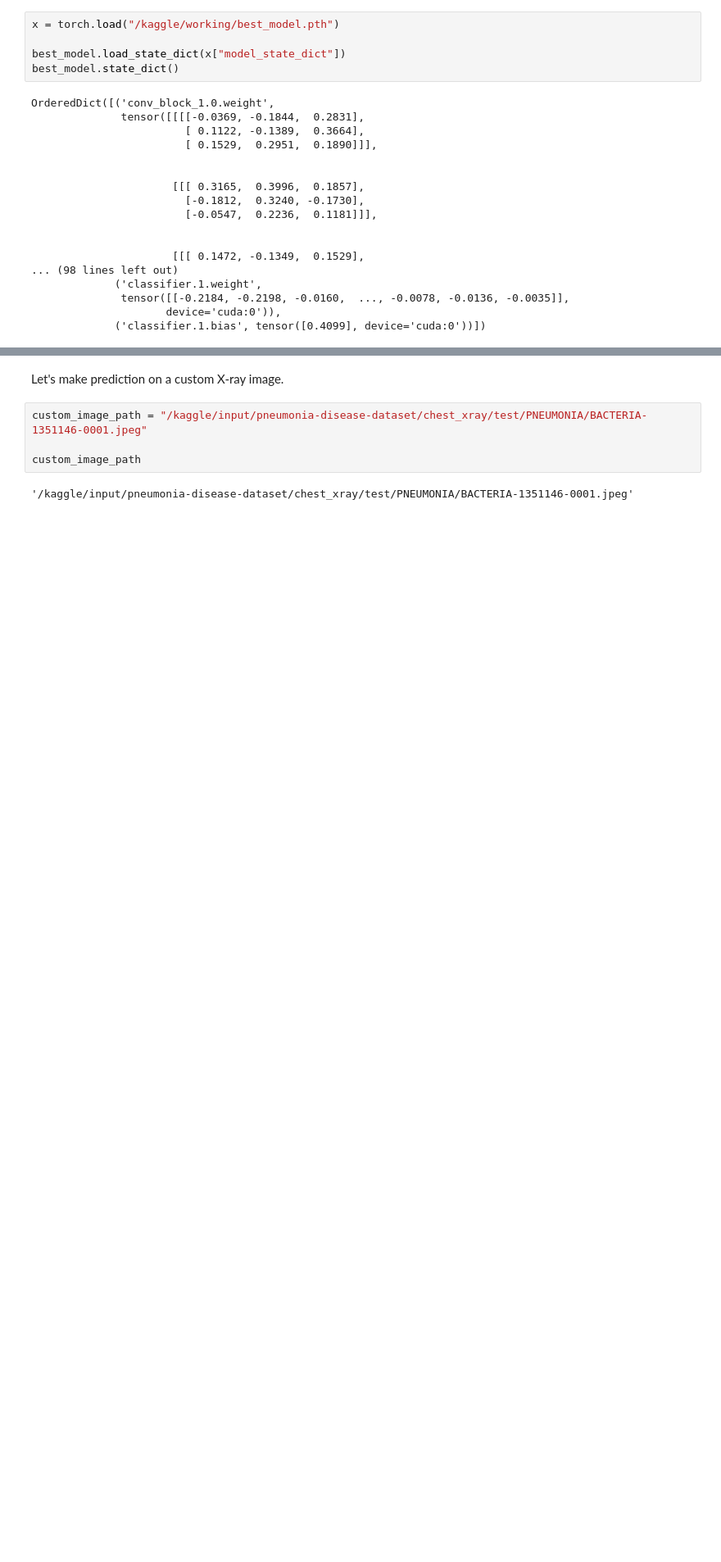
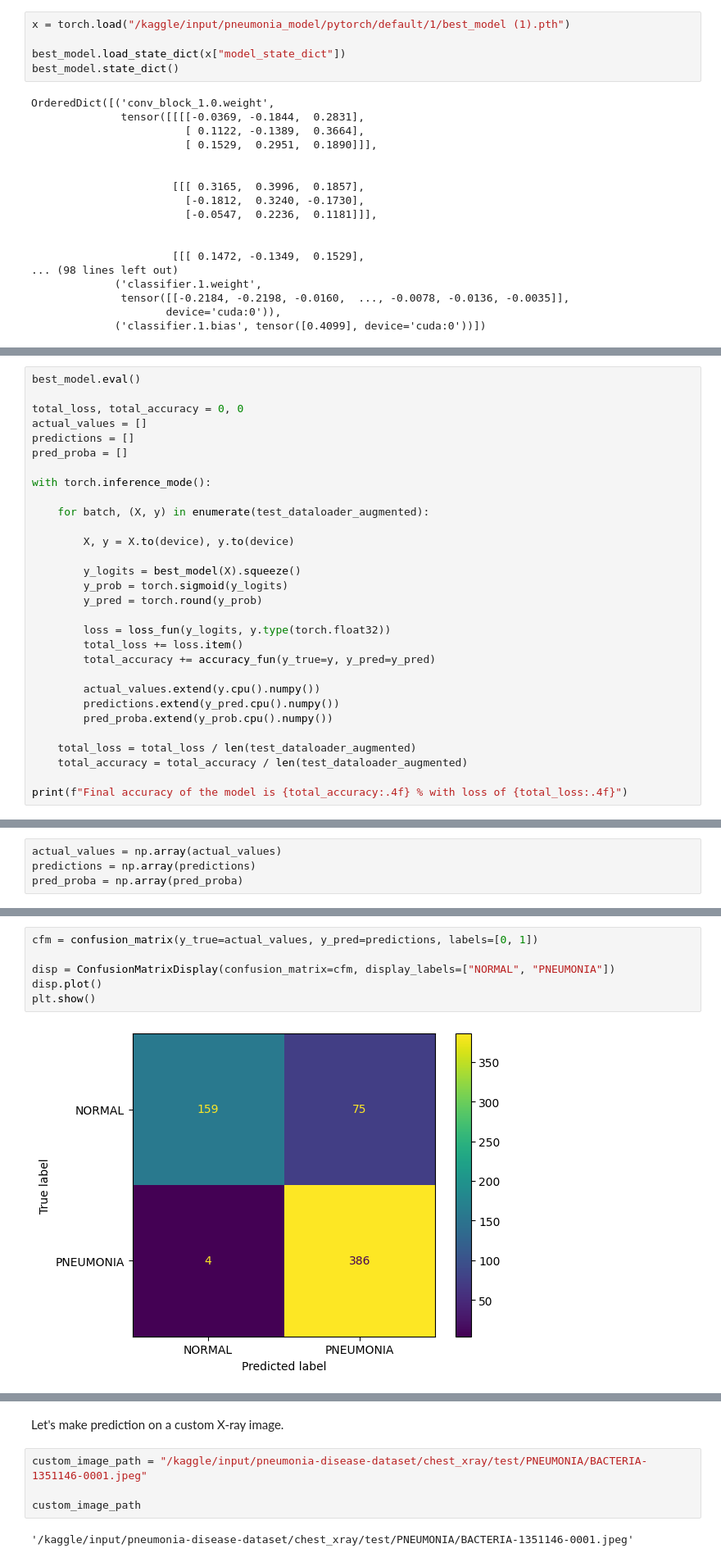
Before and after one commit to TapanKheni10/Pneumonia-Classification, a Jupyter notebook: research/pneumonia-classification.ipynb, the cells around one changed output, grey strips where cells are left out. Shown at 82% size. Drawn from its saved outputs; the diff is of its cells as text; blank space fills up the shorter version.

```diff
--- a/research/pneumonia-classification.ipynb
+++ b/research/pneumonia-classification.ipynb
@@ -2186,7 +2186,7 @@ Params size (MB): 1.05
 Estimated Total Size (MB): 35.65
 ==========================================================================================
 # %%
-x = torch.load("/kaggle/working/best_model.pth")
+x = torch.load("/kaggle/input/pneumonia_model/pytorch/default/1/best_model (1).pth")
 
 best_model.load_state_dict(x["model_state_dict"])
 best_model.state_dict()
@@ -2210,0 +2213,30 @@ OrderedDict([('conv_block_1.0.weight',
+# %%
+best_model.eval()
+
+total_loss, total_accuracy = 0, 0
+actual_values = []
+predictions = []
+pred_proba = []
+
+with torch.inference_mode():
+
+    for batch, (X, y) in enumerate(test_dataloader_augmented):
+
+        X, y = X.to(device), y.to(device)
+
+        y_logits = best_model(X).squeeze()
+        y_prob = torch.sigmoid(y_logits)
+        y_pred = torch.round(y_prob)
+
+        loss = loss_fun(y_logits, y.type(torch.float32))
+        total_loss += loss.item()
+        total_accuracy += accuracy_fun(y_true=y, y_pred=y_pred)
+
+        actual_values.extend(y.cpu().numpy())
+        predictions.extend(y_pred.cpu().numpy())
+        pred_proba.extend(y_prob.cpu().numpy())
+
+    total_loss = total_loss / len(test_dataloader_augmented)
+    total_accuracy = total_accuracy / len(test_dataloader_augmented)
+
+print(f"Final accuracy of the model is {total_accuracy:.4f} % with loss of {total_loss:.4f}")
@@ -2210,0 +2245,4 @@ OrderedDict([('conv_block_1.0.weight',
+# %%
+actual_values = np.array(actual_values)
+predictions = np.array(predictions)
+pred_proba = np.array(pred_proba)
@@ -2210,0 +2277,8 @@ OrderedDict([('conv_block_1.0.weight',
+# %%
+cfm = confusion_matrix(y_true=actual_values, y_pred=predictions, labels=[0, 1])
+
+disp = ConfusionMatrixDisplay(confusion_matrix=cfm, display_labels=["NORMAL", "PNEUMONIA"])
+disp.plot()
+plt.show()
+# %% [output]
+[figure, added]
```
Also changed, not shown: parts of 6 cells of this notebook.
